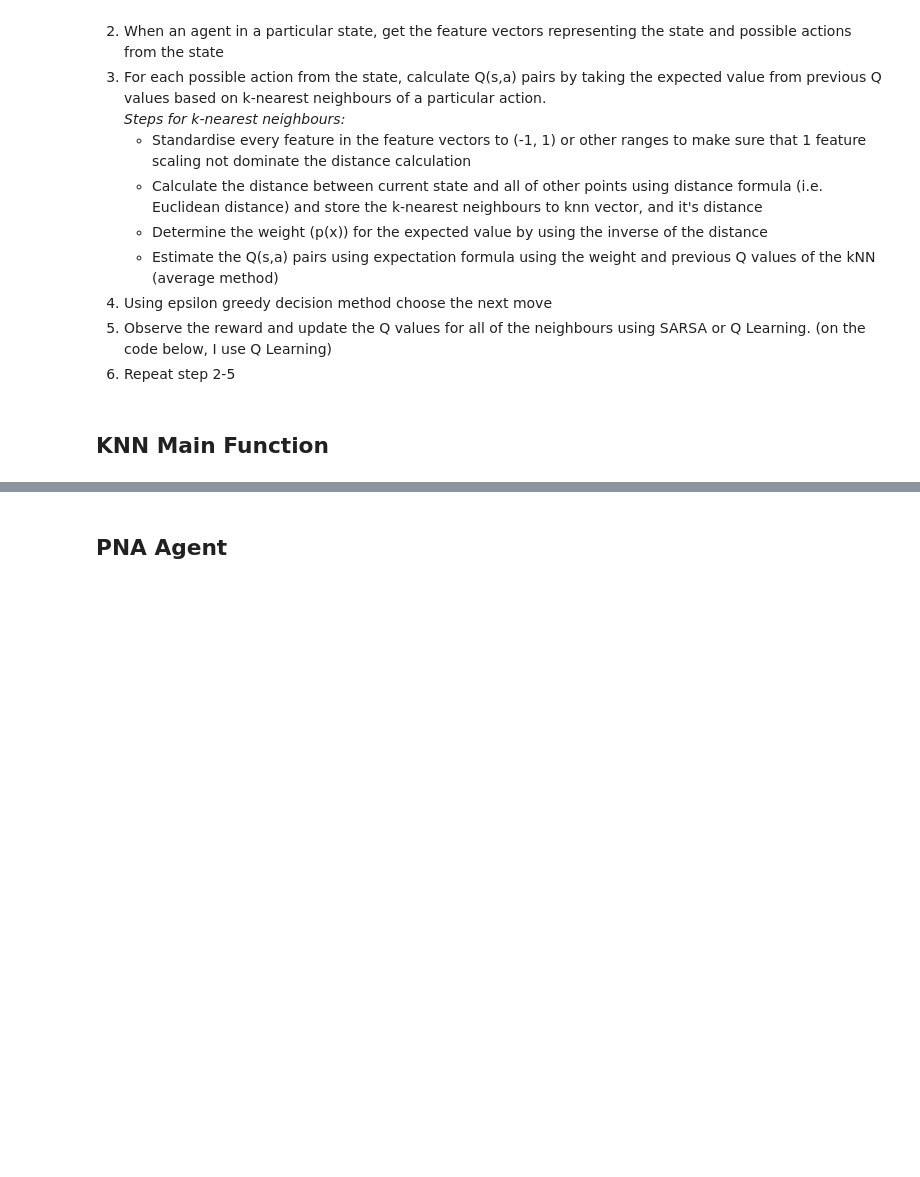
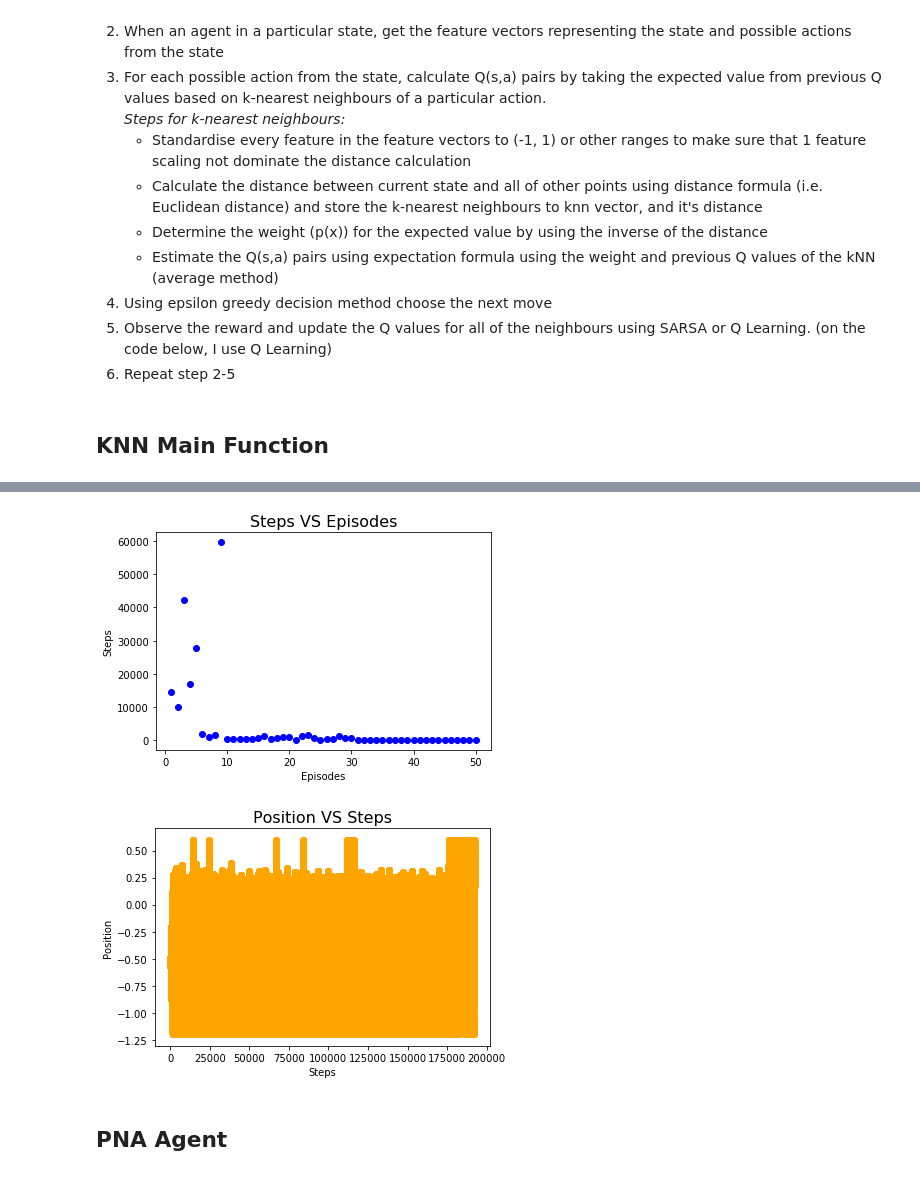
Before and after one commit to maleakhiw/Pessimistic-Neighbourhood-Aggregation-for-States-in-Reinforcement-Learning, a Jupyter notebook: PNA.ipynb, the cells around one changed output, grey strips where cells are left out. Cells and saved outputs as stored; diff of their text form; code cells hidden in the pictures; blank space fills up the shorter version.

Commit message:
Fix the knn, add graph and fully working

```diff
--- a/PNA.ipynb
+++ b/PNA.ipynb
@@ -304,0 +305,10 @@ Apart from handling agent-environment interaction, main function also responsibl
+# %%
+# Generate decaying alphas
+# Input: minimum alpha, number of episodes
+# Output: list containing alpha
+def generateAlphas(minimum_alpha, n_episodes):
+    return(np.linspace(1.0, MIN_ALPHA, N_EPISODES))
+
+N_EPISODES = 50
+MIN_ALPHA = 0.02
+alphas = generateAlphas(MIN_ALPHA, N_EPISODES)
@@ -385,3 +380,26 @@ plt.show()
+# %%
+# Create graph for step vs episodes
+y = count_step
+x = np.arange(1, len(y) + 1)
+plt.scatter(x, y, color="blue")
+plt.title("Steps VS Episodes", fontsize=16)
+plt.xlabel("Episodes")
+plt.ylabel("Steps")
+
+plt.show()
+
+# Create graph for position vs step
+y2 = trajectories
+x2 = np.arange(1, len(y2) + 1)
+plt.scatter(x2, y2, color="orange")
+plt.title("Position VS Steps", fontsize=16)
+plt.xlabel("Steps")
+plt.ylabel("Position")
+
+plt.show()
+# %% [output]
+[figure, added]
+[figure, added]
 # %% [markdown]
 ## PNA Agent
 # %% [markdown]
```
Also changed, not shown: parts of 4 cells of this notebook.
